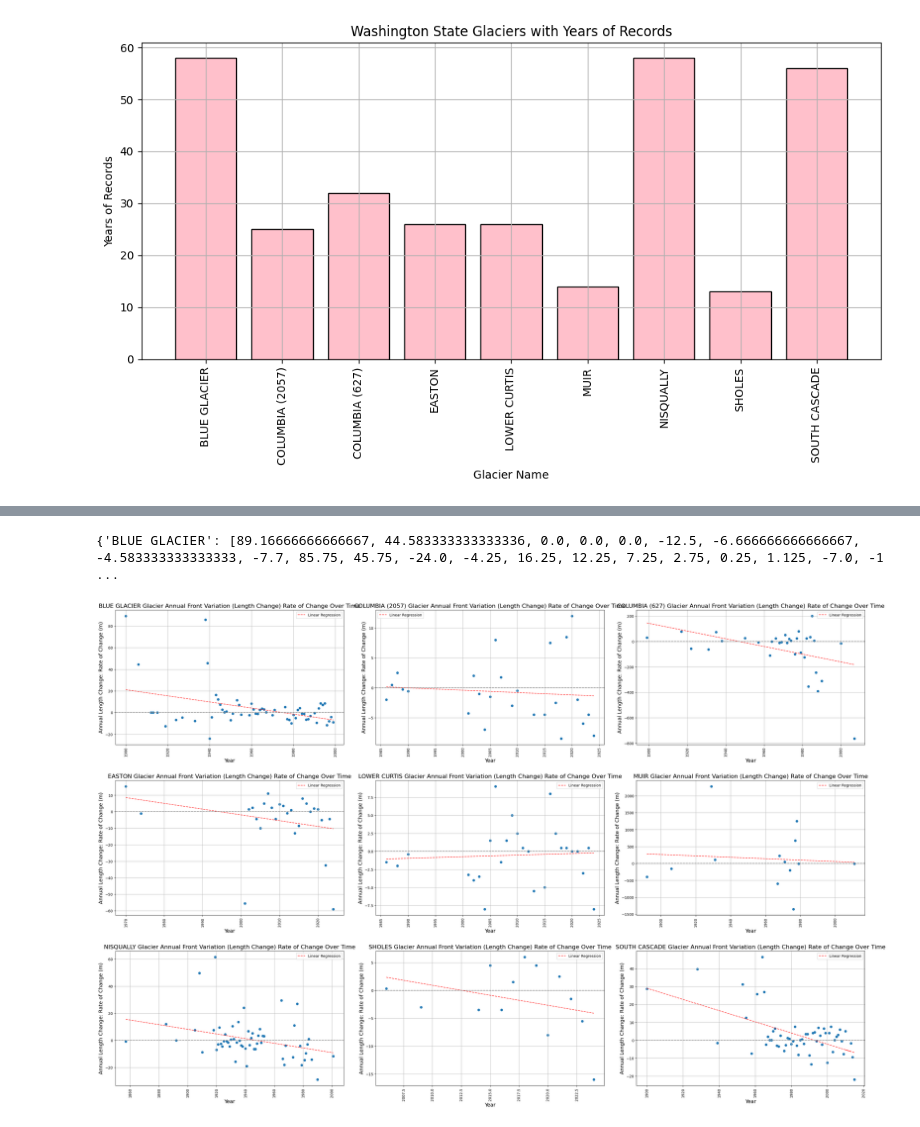
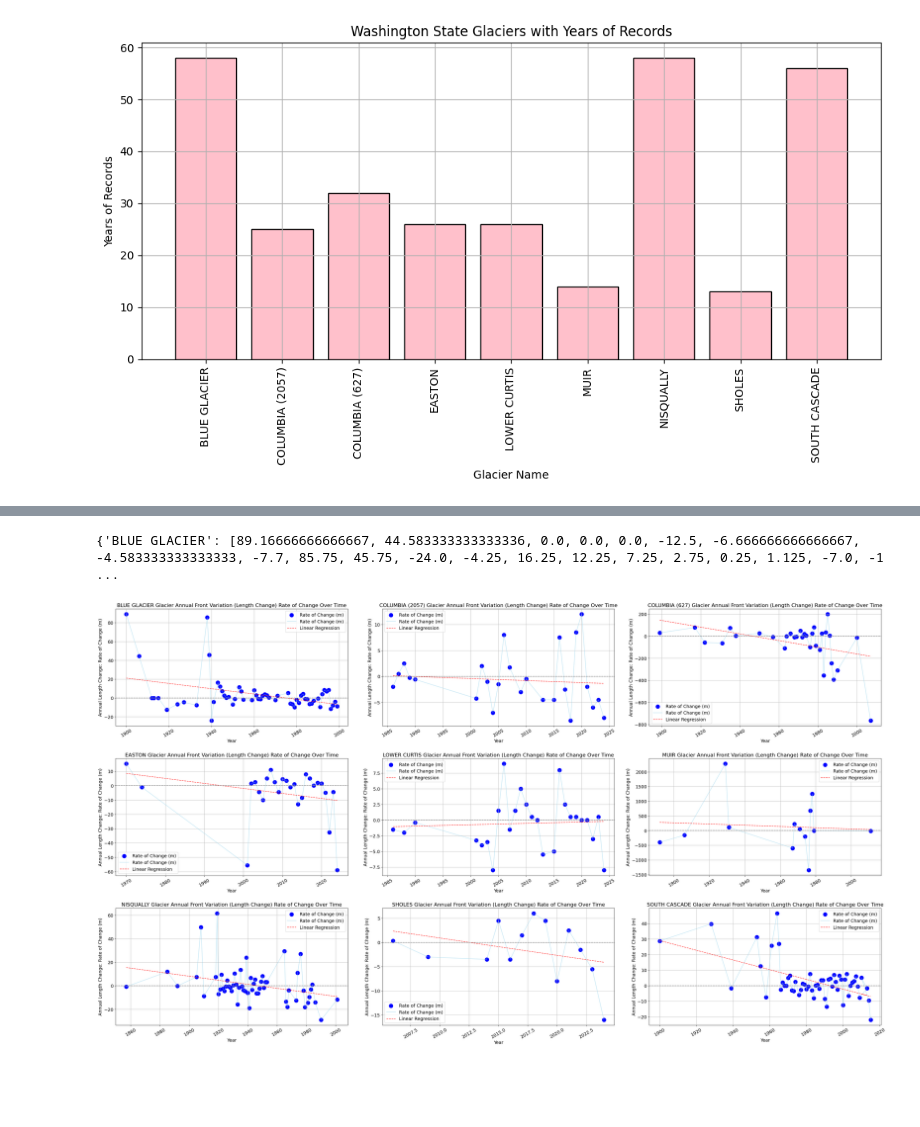
Before and after one commit to stefan-bobick/NumericalComputationGlacierAnalysis, a Jupyter notebook: src/GlacierFrontVariationAnalysis.ipynb, the cells around one changed output, grey strips where cells are left out. Cells and saved outputs as stored; diff of their text form; code cells hidden in the pictures; blank space fills up the shorter version.

```diff
--- a/src/GlacierFrontVariationAnalysis.ipynb
+++ b/src/GlacierFrontVariationAnalysis.ipynb
@@ -171,7 +171,7 @@ for glacier in WA_Glaciers:
     glacierXY[glacier] = (x, y)
 
 # Define the figure and axes for the subplots
-fig, axes = plt.subplots(3, 3, figsize=(30, 20))
+fig, axes = plt.subplots(3, 3, figsize=(50, 30))
 # Flatten the axes array for easier iteration
 axes = axes.flatten()
 
@@ -182,16 +182,22 @@ for i, glacier in enumerate(glacierXY.keys()):
     x, y = glacierXY[glacier]
 
     # Create a color list based on the length change value: green for positive values (indicating growth); red for negative values (indicating recession)
-    colors = ['green' if lengthChangeValue > 0 else 'red' for lengthChangeValue in y]
+    colors = ['green' if lengthChangeValue >= 0 else 'red' for lengthChangeValue in y]
+
+    yMin = (np.percentile(y, 25)) * 2
+
+    yMax = np.max(y) * 2
 
     # Plot the data for the current glacier
-    axes[i].scatter(x, y, c=colors)
-    axes[i].set_title(f"{glacier} Glacier Annual Front Variation (Length Change) Change Over Time", fontsize=16)
-    axes[i].set_xlabel('Year', fontsize=14)
-    axes[i].tick_params(axis='x', rotation=90)
-    axes[i].set_ylabel('Annual Length Change (m)', fontsize=14)
+    axes[i].scatter(x, y, c=colors, s=150, label='Front Variation (m)')
+    axes[i].set_title(f"{glacier} Glacier Annual Front Variation Change Over Time", fontsize=36, pad=20)
+    axes[i].set_xlabel('Year', fontsize=30)
+    axes[i].tick_params(axis='x', rotation=30, labelsize=30)
+    axes[i].set_ylabel('Annual Length Change (m)', fontsize=30)
+    axes[i].tick_params(axis='y', labelsize=30)
+    axes[i].set_ylim(yMin, yMax)  # Set y-axis limits to -100 to 100
     axes[i].axhline(0, color='gray', linestyle='--')
-    axes[i].legend()
+    axes[i].legend(fontsize=30)
     axes[i].grid(True)
 
 # Ensure that the subplots are displayed correctly
@@ -253,39 +259,41 @@ print(glacierDerivatives)
 
 
 # Define the figure and axes for the subplots
-fig, axes = plt.subplots(3, 3, figsize=(30, 20))
+fig, axes = plt.subplots(3, 3, figsize=(35, 20))
 # Flatten the axes array for easier iteration
 axes = axes.flatten()
 
 # Enumerate through each glacier for plotting
 for i, glacier in enumerate(glacierXY.keys()):
 
     # Set the x and y values for the current glacier
     x, _ = glacierXY[glacier]
 
     # Fit a regression line for the glacier length rate of change
     slope, intercept = np.polyfit(x, glacierDerivatives[glacier], 1)
 
     # Generate the regression line values
     regression_line = slope * np.array(x).astype(int) + intercept
 
     # Plot the data for the current glacier
-    axes[i].scatter(x, glacierDerivatives[glacier])
+    axes[i].scatter(x, glacierDerivatives[glacier], label='Rate of Change (m)', color='blue', s=150)
+    axes[i].plot(x, glacierDerivatives[glacier], label='Rate of Change (m)', color='skyblue', alpha=0.5)
     axes[i].plot(x, regression_line, color='red', label='Linear Regression', alpha=0.8, linestyle='--')
     axes[i].set_title(f"{glacier} Glacier Annual Front Variation (Length Change) Rate of Change Over Time", fontsize=16)
     axes[i].set_xlabel('Year', fontsize=14)
-    axes[i].tick_params(axis='x', rotation=90)
+    axes[i].tick_params(axis='x', rotation=30, labelsize=14)
     axes[i].set_ylabel('Annual Length Change: Rate of Change (m)', fontsize=14)
+    axes[i].tick_params(axis='y', labelsize=14)
     axes[i].axhline(0, color='gray', linestyle='--')
-    axes[i].legend()
+    axes[i].legend(fontsize=14)
     axes[i].grid(True)
 
 # Ensure that the subplots are displayed correctly
 plt.tight_layout(pad=3.0)
 plt.show()
 # %% [output]
 {'BLUE GLACIER': [89.16666666666667, 44.583333333333336, 0.0, 0.0, 0.0, -12.5, -6.666666666666667, -4.583333333333333, -7.7, 85.75, 45.75, -24.0, -4.25, 16.25, 12.25, 7.25, 2.75, 0.25, 1.125, -7.0, -1 ...
-[figure, old version]
+[figure, new version]
 # %%
 # Initialize an empty list to store the derivatives for each glacier
 glacierDerivatives = {}
```
Also changed, not shown: parts of 2 cells of this notebook, 1 other file.
